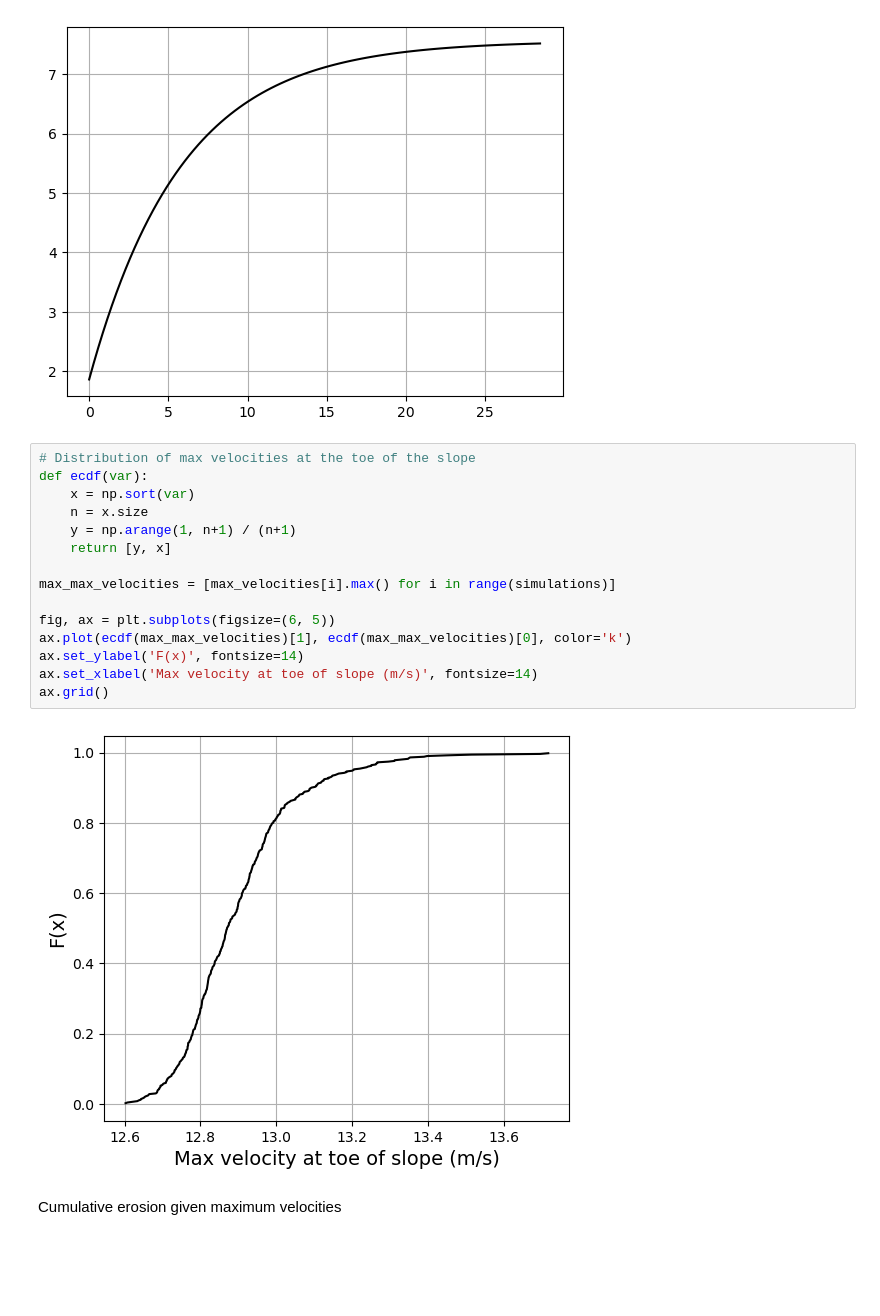
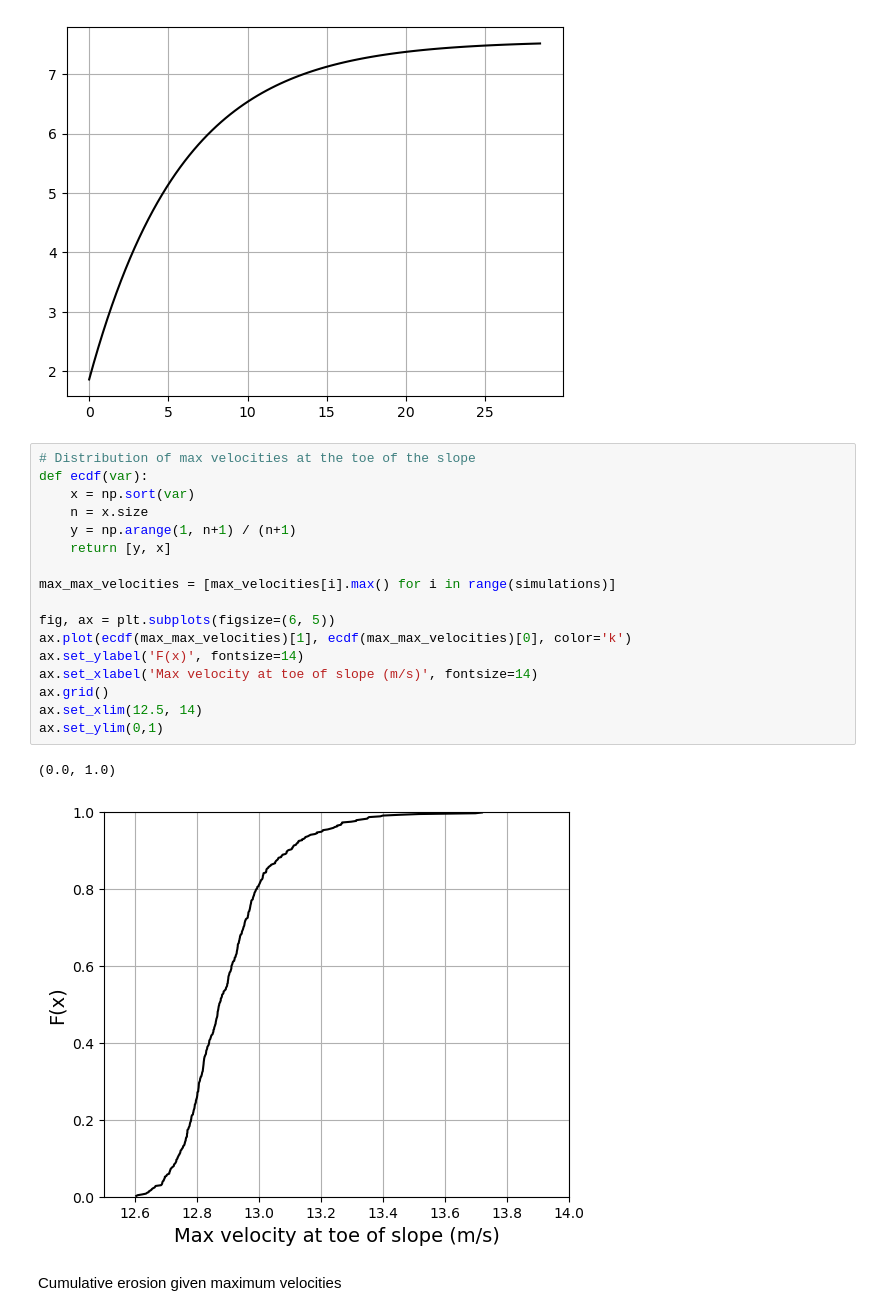
Before and after one commit to patmanas/burros, a Jupyter notebook: analysis_ewg.ipynb, the cells around one changed output. Cells and saved outputs as stored; diff of their text form; blank space fills up the shorter version.

Commit message:
add inverse modelling, plots

```diff
--- a/analysis_ewg.ipynb
+++ b/analysis_ewg.ipynb
@@ -548,20 +618,23 @@ plt.grid()
 # %%
 # Distribution of max velocities at the toe of the slope
 def ecdf(var):
     x = np.sort(var)
     n = x.size
     y = np.arange(1, n+1) / (n+1)
     return [y, x]
 
 max_max_velocities = [max_velocities[i].max() for i in range(simulations)]
 
 fig, ax = plt.subplots(figsize=(6, 5))
 ax.plot(ecdf(max_max_velocities)[1], ecdf(max_max_velocities)[0], color='k')
 ax.set_ylabel('F(x)', fontsize=14)
 ax.set_xlabel('Max velocity at toe of slope (m/s)', fontsize=14)
 ax.grid()
+ax.set_xlim(12.5, 14)
+ax.set_ylim(0,1)
 # %% [output]
+(0.0, 1.0)
-[figure, old version]
+[figure, new version]
 # %% [markdown]
 Cumulative erosion given maximum velocities
 # %%
```
Also changed, not shown: parts of 6 cells of this notebook.
